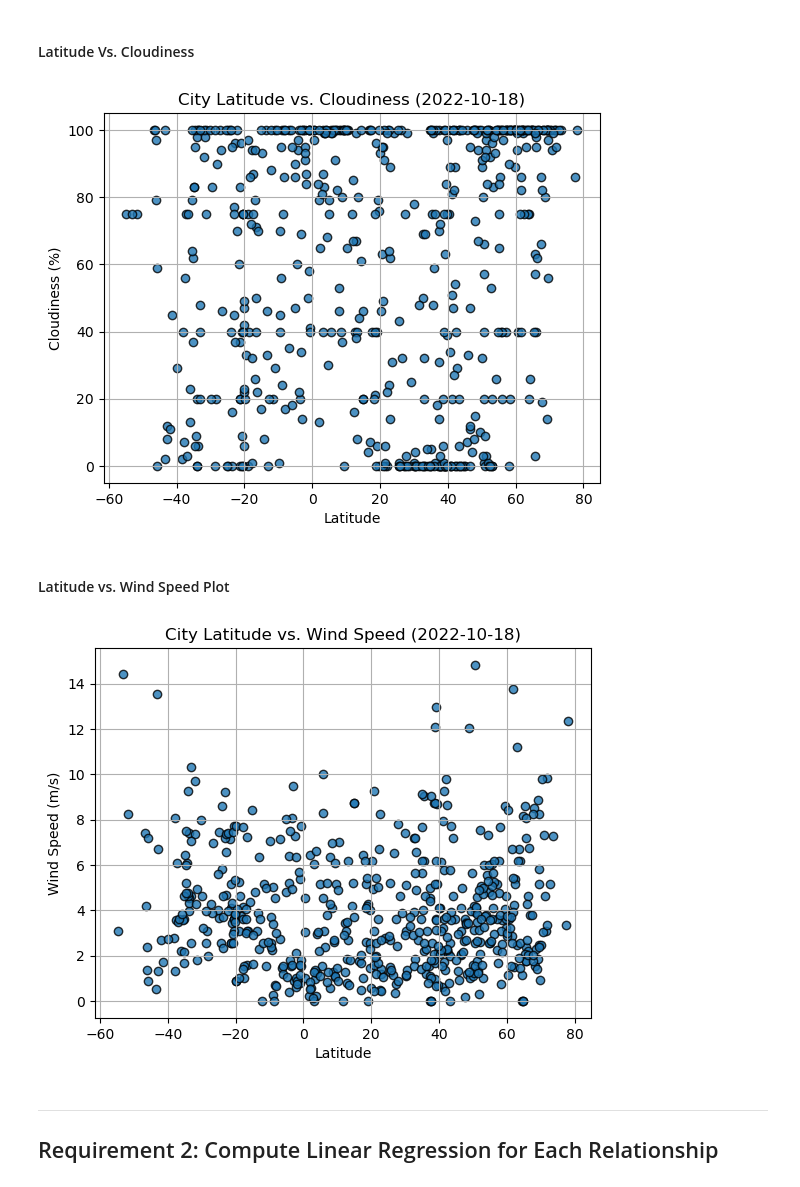
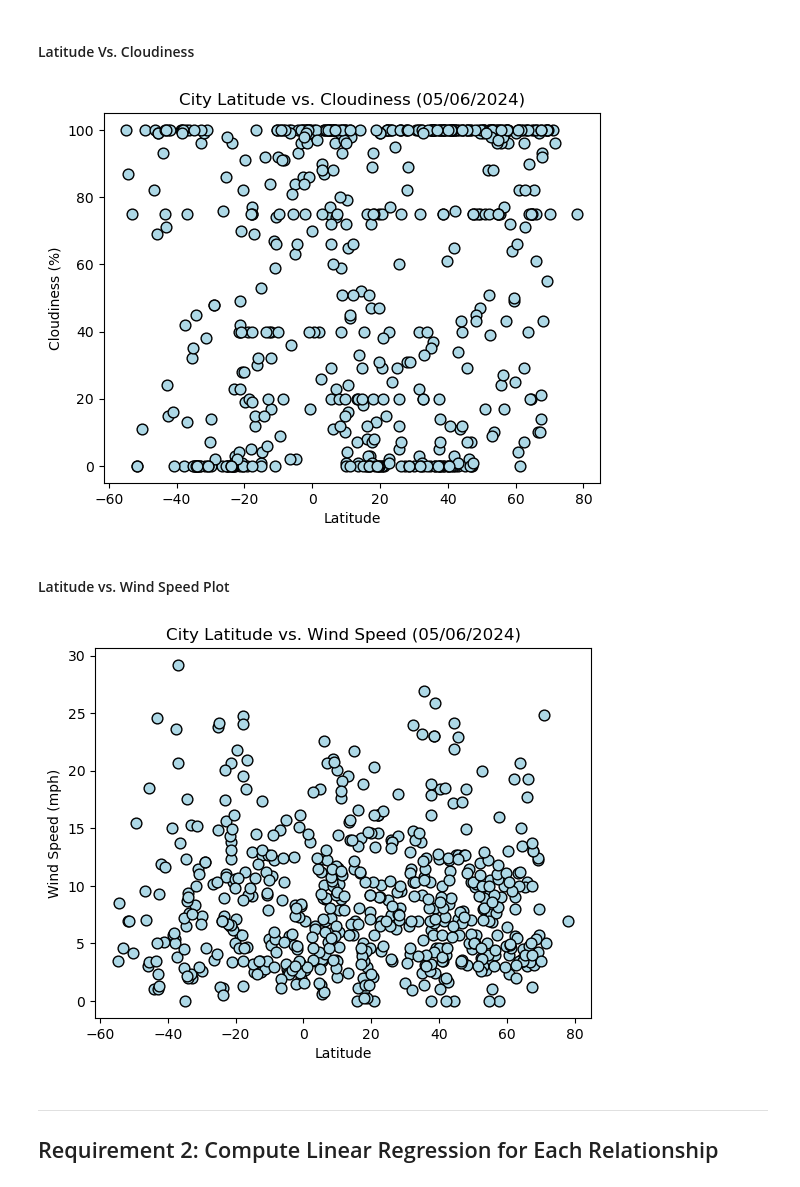
Before and after one commit to EricCroston/pythin-api-challenge, a Jupyter notebook: WeatherPy/WeatherPy.ipynb, the cells around one changed output. Cells and saved outputs as stored; diff of their text form; code cells hidden in the pictures.

Commit message:
weatherpy complete

```diff
--- a/WeatherPy/WeatherPy.ipynb
+++ b/WeatherPy/WeatherPy.ipynb
@@ -55,21 +55,3 @@ Number of cities in the list: 609
 ## Requirement 1: Create Plots to Showcase the Relationship Between Weather Variables and Latitude
 
 ### Use the OpenWeatherMap API to retrieve weather data from the cities list generated in the started code
-# %%
-# Testing Cell
-
-url = "https://api.openweathermap.org/data/2.5/weather?"
-city_url = url + "appid=" + weather_api_key + "&q=Philadelphia" + "&units=imperial"
-city_weather = requests.get(city_url).json()
-
-print("city_lat", city_weather['coord']['lat'])
-print("city_lng", city_weather['coord']['lon'])
-print("city_max_temp", city_weather['main']['temp_max'])
-print("city_humidity", city_weather['main']['humidity'])
-print("city_clouds", city_weather['clouds']['all'])
-print("city_wind", city_weather['wind']['speed'])
-print("city_country", city_weather['sys']['country'])
-timestamp = city_weather['dt']
-utc_time_struct = time.gmtime(timestamp)
-formatted_time = time.strftime('%m/%d/%Y %H:%M', utc_time_struct)
-print("city_date", formatted_time)
@@ -103,7 +76,7 @@ for i, city in enumerate(cities):
     # Group cities in sets of 50 for logging purposes
     if (i % 50 == 0 and i >= 50):
         set_count += 1
-        record_count = 0
+        record_count = 1
 
     # Create endpoint URL with each city
     city_url = url + "appid=" + weather_api_key + "&q=" + city + "&units=imperial"
@@ -127,7 +100,10 @@ for i, city in enumerate(cities):
         city_clouds = city_weather['clouds']['all']
         city_wind = city_weather['wind']['speed']
         city_country = city_weather['sys']['country']
-        city_date = city_weather['dt']
+        timestamp = city_weather['dt']
+        # Convert date format from Unix to UTC
+        utc_date_struct = time.gmtime(timestamp)
+        city_date = time.strftime('%m/%d/%Y', utc_date_struct)
 
         # Append the City information into city_data list
         city_data.append({"City": city,
@@ -249,34 +227,37 @@ plt.show()
 #### Latitude Vs. Cloudiness
 # %%
 # Build the scatter plots for latitude vs. cloudiness
-# YOUR CODE HERE
-
 # Incorporate the other graph properties
-# YOUR CODE HERE
+city_data_df.plot(kind="scatter", x='Lat', y='Cloudiness', s=60, color='lightblue', edgecolor='black',
+                  title=("City Latitude vs. Cloudiness (" + city_date + ")"), xlabel="Latitude",
+                  ylabel="Cloudiness (%)"
+                 )
 
 # Save the figure
-plt.savefig("output_data/Fig3.png")
+plt.savefig("output_data/scatter_lat_vs_cld.png")
 
 # Show plot
 plt.show()
 # %% [output]
-[figure, old version]
+[figure, new version]
 # %% [markdown]
 #### Latitude vs. Wind Speed Plot
 # %%
 # Build the scatter plots for latitude vs. wind speed
-# YOUR CODE HERE
-
 # Incorporate the other graph properties
-# YOUR CODE HERE
+# Incorporate the other graph properties
+city_data_df.plot(kind="scatter", x='Lat', y='Wind Speed', s=60, color='lightblue', edgecolor='black',
+                  title=("City Latitude vs. Wind Speed (" + city_date + ")"), xlabel="Latitude",
+                  ylabel="Wind Speed (mph)"
+                 )
 
 # Save the figure
 plt.savefig("output_data/Fig4.png")
 
 # Show plot
 plt.show()
 # %% [output]
-[figure, old version]
+[figure, new version]
 # %% [markdown]
 ---
 
```
Also changed, not shown: parts of 29 cells of this notebook, 6 other files.
